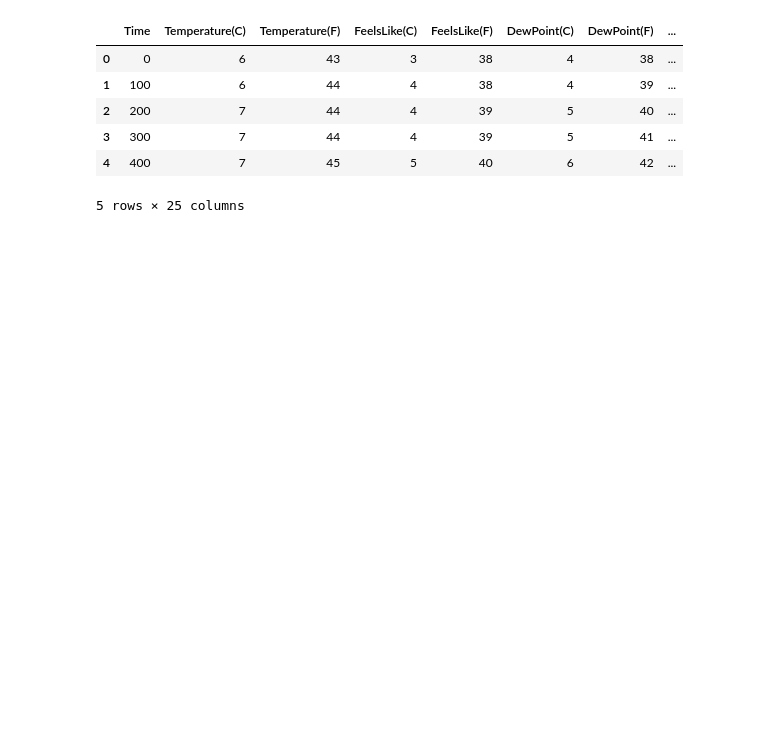
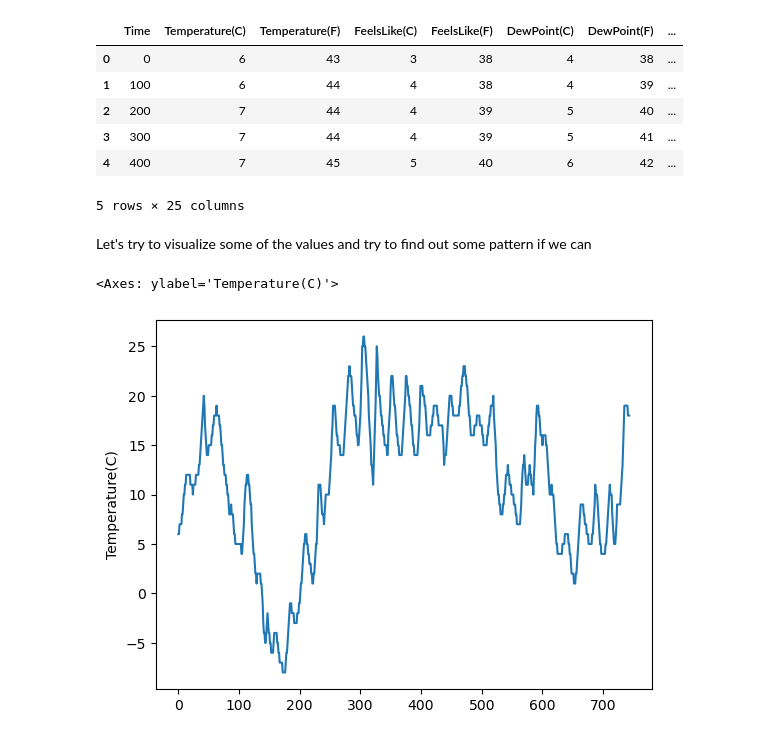
Before and after one commit to Astroficboy/petavue_assignment, a Jupyter notebook: round_3.ipynb, the cells around one changed output. Saved outputs shown, nothing was run; the diff lists cells and outputs as text; code cells hidden in the pictures; blank space fills up the shorter version.

Commit message:
Doing some visualization for analysis

```diff
--- a/round_3.ipynb
+++ b/round_3.ipynb
@@ -68,0 +76,7 @@ output_csv.head()
+# %% [markdown]
+Let's try to visualize some of the values and try to find out some pattern if we can
+# %%
+sns.lineplot(output_csv['Temperature(C)'])
+# %% [output]
+<Axes: ylabel='Temperature(C)'>
+[figure, added]
```
Also changed, not shown: parts of 9 cells of this notebook.
